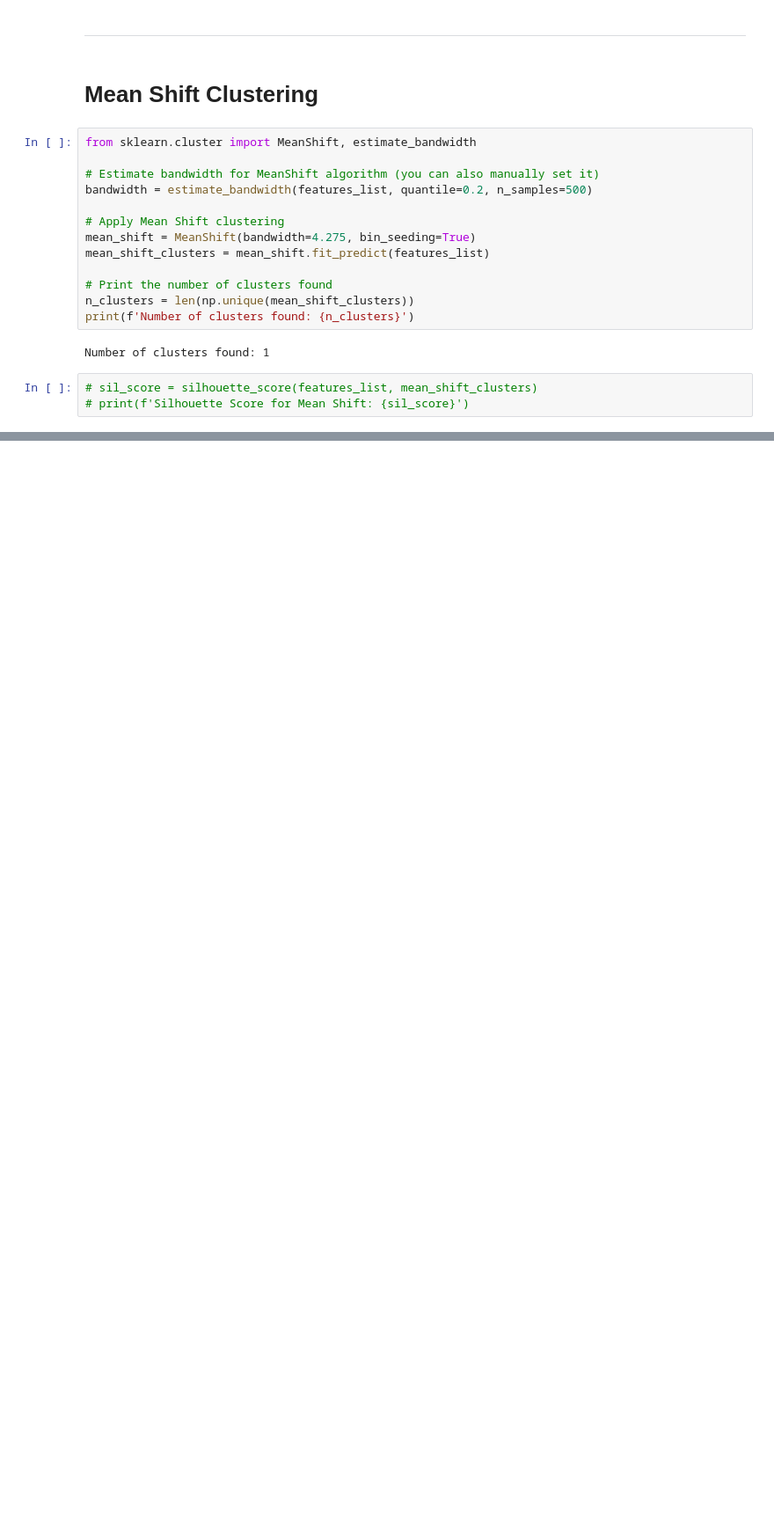
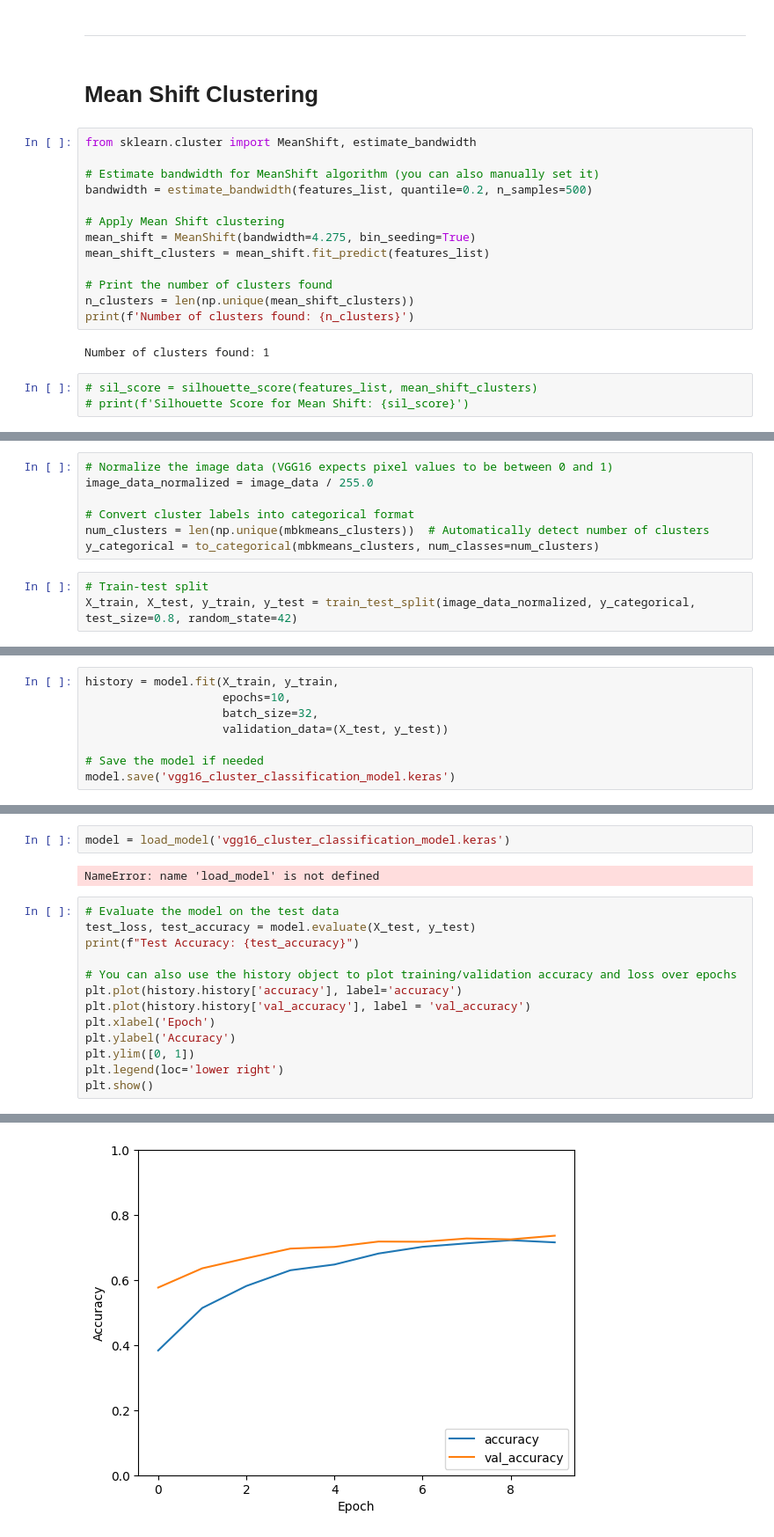
Before and after one commit to DavidS36/Music-Recommender-App, a Jupyter notebook: Image data model.ipynb, the cells around one changed output, grey strips where cells are left out. Shown at 88% size. Saved outputs shown, nothing was run; the diff lists cells and outputs as text; blank space fills up the shorter version.

```diff
--- a/Image data model.ipynb
+++ b/Image data model.ipynb
@@ -884,0 +1094,10 @@ plt.show()
+# %%
+# Normalize the image data (VGG16 expects pixel values to be between 0 and 1)
+image_data_normalized = image_data / 255.0
+
+# Convert cluster labels into categorical format
+num_clusters = len(np.unique(mbkmeans_clusters))  # Automatically detect number of clusters
+y_categorical = to_categorical(mbkmeans_clusters, num_classes=num_clusters)
+# %%
+# Train-test split
+X_train, X_test, y_train, y_test = train_test_split(image_data_normalized, y_categorical, test_size=0.8, random_state=42)
@@ -884,0 +1130,8 @@ plt.show()
+# %%
+history = model.fit(X_train, y_train,
+                    epochs=10,
+                    batch_size=32,
+                    validation_data=(X_test, y_test))
+
+# Save the model if needed
+model.save('vgg16_cluster_classification_model.keras')
@@ -884,0 +1159,18 @@ plt.show()
+# %%
+model = load_model('vgg16_cluster_classification_model.keras')
+# %% [output]
+NameError: name 'load_model' is not defined
+# %%
+# Evaluate the model on the test data
+test_loss, test_accuracy = model.evaluate(X_test, y_test)
+print(f"Test Accuracy: {test_accuracy}")
+
+# You can also use the history object to plot training/validation accuracy and loss over epochs
+plt.plot(history.history['accuracy'], label='accuracy')
+plt.plot(history.history['val_accuracy'], label = 'val_accuracy')
+plt.xlabel('Epoch')
+plt.ylabel('Accuracy')
+plt.ylim([0, 1])
+plt.legend(loc='lower right')
+plt.show()
+# %% [output]
@@ -884,0 +1179 @@ plt.show()
+[figure, added]
```
Also changed, not shown: parts of 45 cells of this notebook, 2 other files.
